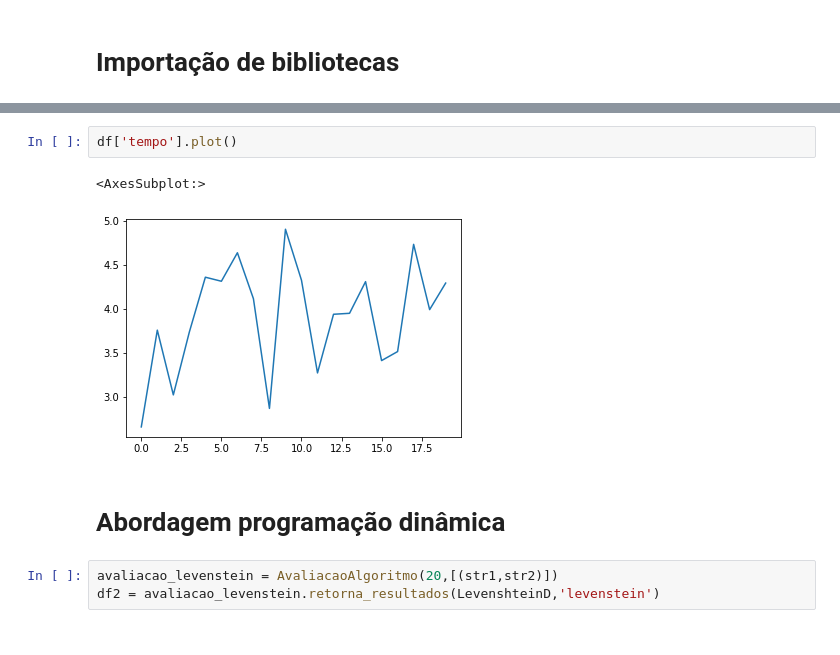
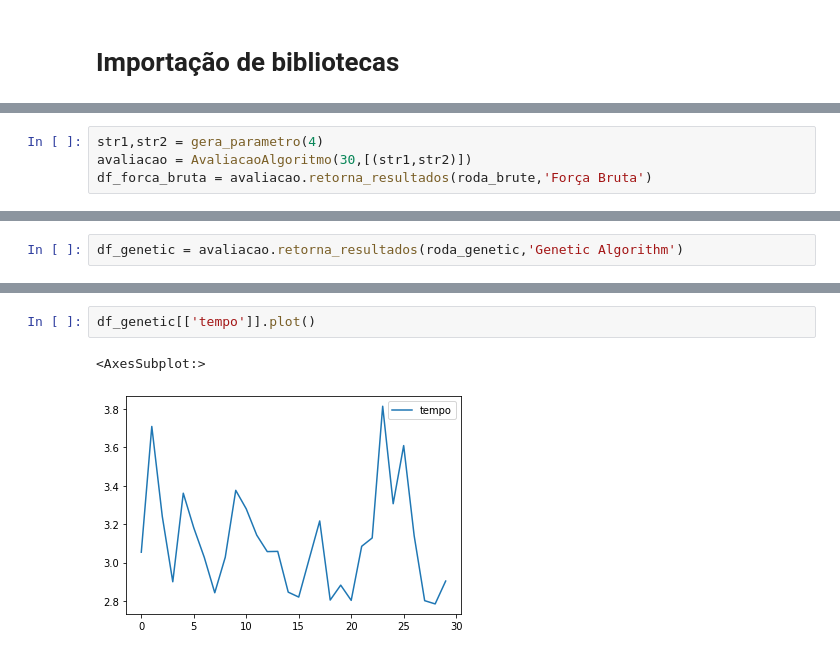
Before and after one commit to amiltonmendes/aed, a Jupyter notebook: Trabalho AED - string-to-string correction.ipynb, the cells around one changed output, grey strips where cells are left out. Cells and saved outputs as stored; diff of their text form.

```diff
--- a/Trabalho AED - string-to-string correction.ipynb
+++ b/Trabalho AED - string-to-string correction.ipynb
@@ -229,0 +54,4 @@ str2 = 'Amilton2'
+# %%
+str1,str2 = gera_parametro(4)
+avaliacao = AvaliacaoAlgoritmo(30,[(str1,str2)])
+df_forca_bruta = avaliacao.retorna_resultados(roda_brute,'Força Bruta')
@@ -246,0 +96,2 @@ df.tail()
+# %%
+df_genetic = avaliacao.retorna_resultados(roda_genetic,'Genetic Algorithm')
@@ -247,10 +107,5 @@ df.tail()
 # %%
-df['tempo'].plot()
+df_genetic[['tempo']].plot()
 # %% [output]
 <AxesSubplot:>
-[figure, old version]
+[figure, new version]
-# %% [markdown]
-# Abordagem programação dinâmica
-# %%
-avaliacao_levenstein = AvaliacaoAlgoritmo(20,[(str1,str2)])
-df2 = avaliacao_levenstein.retorna_resultados(LevenshteinD,'levenstein')
```
Also changed, not shown: parts of 20 cells of this notebook, 6 other files.
